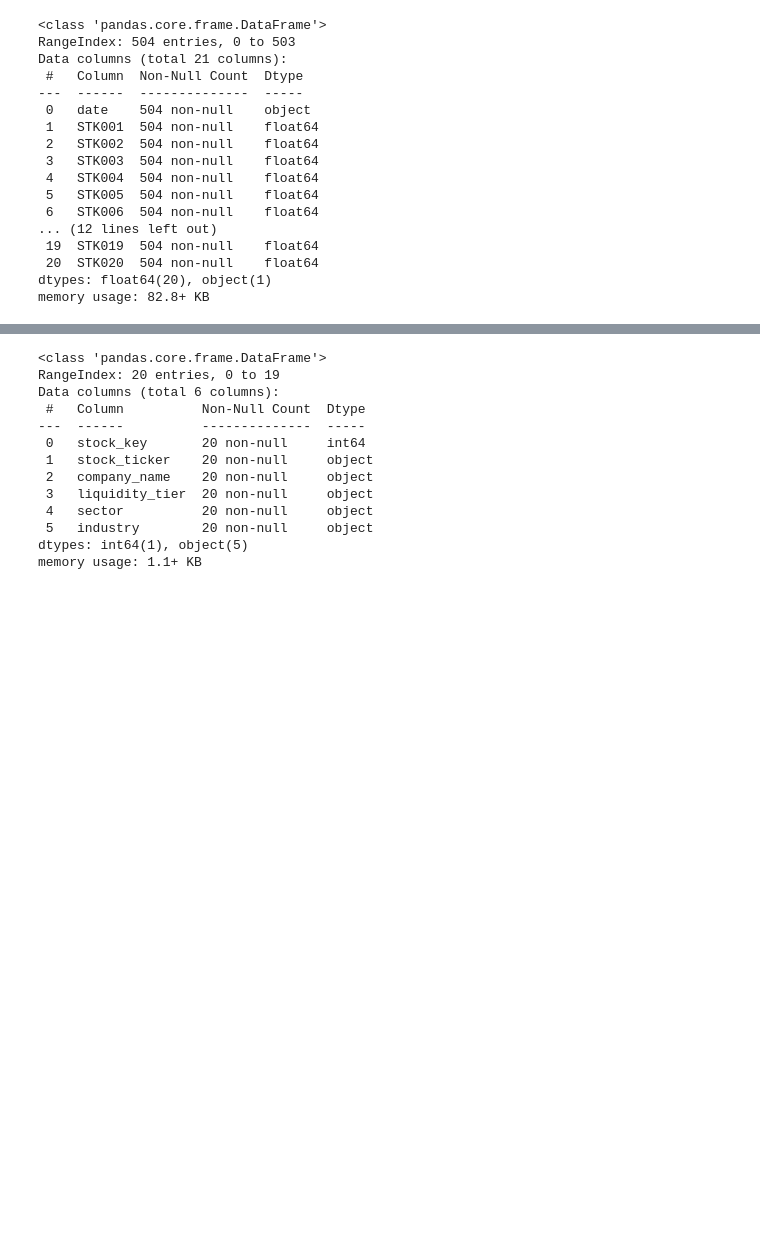
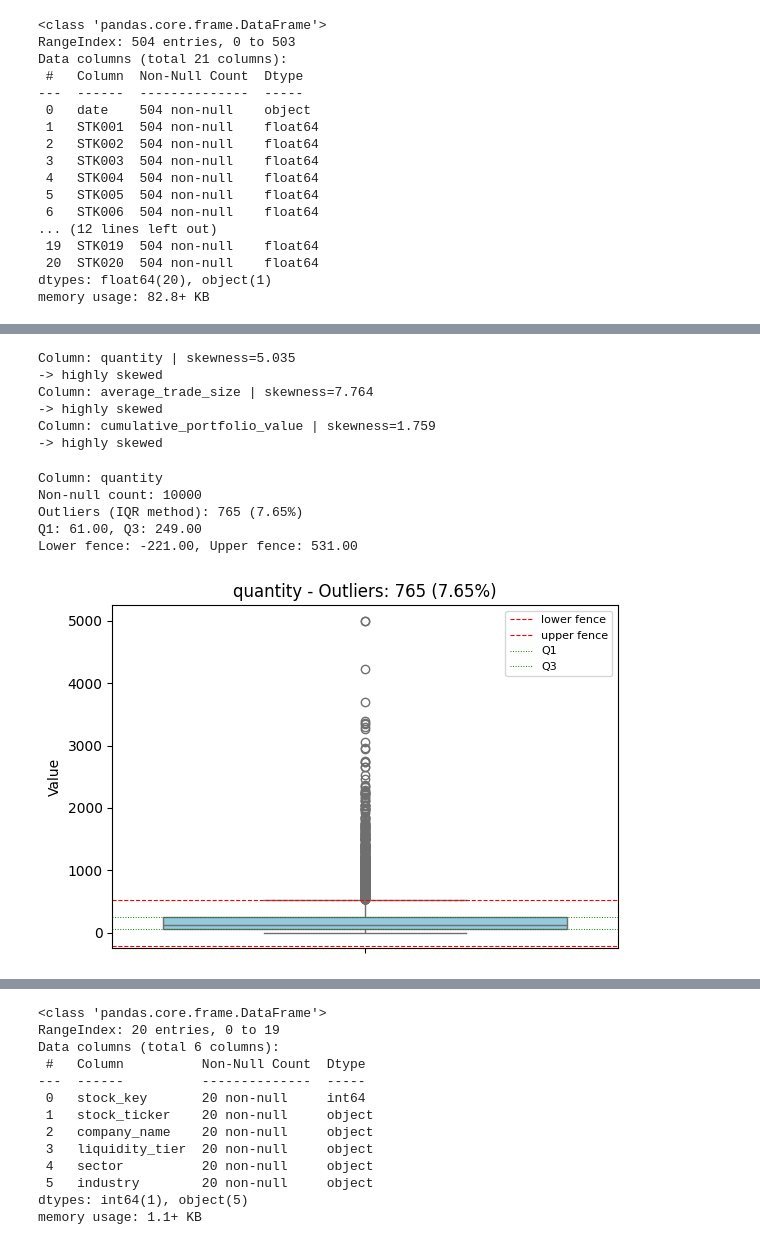
Before and after one commit to seiftarek158/Data-Engineering, a Jupyter notebook: data_cleaning.ipynb, the cells around one changed output, grey strips where cells are left out. Drawn from its saved outputs; the diff is of its cells as text; code cells hidden in the pictures; blank space fills up the shorter version.

Commit message:
feat: merged data integration with outliers handling

```diff
--- a/data_cleaning.ipynb
+++ b/data_cleaning.ipynb
@@ -234,0 +266,72 @@ memory usage: 82.8+ KB
+# %%
+cols = ['quantity', 'average_trade_size', 'cumulative_portfolio_value']
+
+for col in cols:
+    s = trades[col]
+    sk = s.skew()
+    print(f'Column: {col} | skewness={sk:.3f}')
+    # interpret skewness magnitude
+    if abs(sk) > 1:
+        interp = 'highly skewed'
+    elif abs(sk) > 0.5:
+        interp = 'moderately skewed'
+    else:
+        interp = 'approximately symmetric'
+    print('->', interp)
+# %% [output]
+Column: quantity | skewness=5.035
+-> highly skewed
+Column: average_trade_size | skewness=7.764
+-> highly skewed
+Column: cumulative_portfolio_value | skewness=1.759
+-> highly skewed
+# %%
+# Per-column boxplots + Z-score outlier counts and percentages
+import matplotlib.pyplot as plt
+import seaborn as sns
+import numpy as np
+
+col = 'quantity'
+
+series = trades[col]
+n = len(series)
+
+
+# Calculate IQR-based outliers
+q1 = series.quantile(0.25)
+q3 = series.quantile(0.75)
+iqr = q3 - q1
+lower = q1 - 1.5 * iqr
+upper = q3 + 1.5 * iqr
+outliers_mask = (series < lower) | (series > upper)
+n_outliers = outliers_mask.sum()
+pct_outliers = (n_outliers / n) * 100
+
+print(f'Column: {col}')
+print(f'Non-null count: {n}')
+print(f'Outliers (IQR method): {n_outliers} ({pct_outliers:.2f}%)')
+print(f'Q1: {q1:.2f}, Q3: {q3:.2f}')
+print(f'Lower fence: {lower:.2f}, Upper fence: {upper:.2f}')
+
+# Create boxplot
+plt.figure(figsize=(6, 4))
+sns.boxplot(y=series, color='skyblue')
+plt.title(f'{col} - Outliers: {n_outliers} ({pct_outliers:.2f}%)')
+plt.ylabel('Value')
+
+# Add horizontal lines for fences
+plt.axhline(lower, color='red', linestyle='--', linewidth=0.8, label='lower fence')
+plt.axhline(upper, color='red', linestyle='--', linewidth=0.8, label='upper fence')
+plt.axhline(q1, color='green', linestyle=':', linewidth=0.7, label='Q1')
+plt.axhline(q3, color='green', linestyle=':', linewidth=0.7, label='Q3')
+plt.legend(loc='upper right', fontsize=8)
+
+plt.tight_layout()
+plt.show()
+# %% [output]
+Column: quantity
+Non-null count: 10000
+Outliers (IQR method): 765 (7.65%)
+Q1: 61.00, Q3: 249.00
+Lower fence: -221.00, Upper fence: 531.00
+[figure, added]
```
Also changed, not shown: parts of 28 cells of this notebook, 1 other file.
